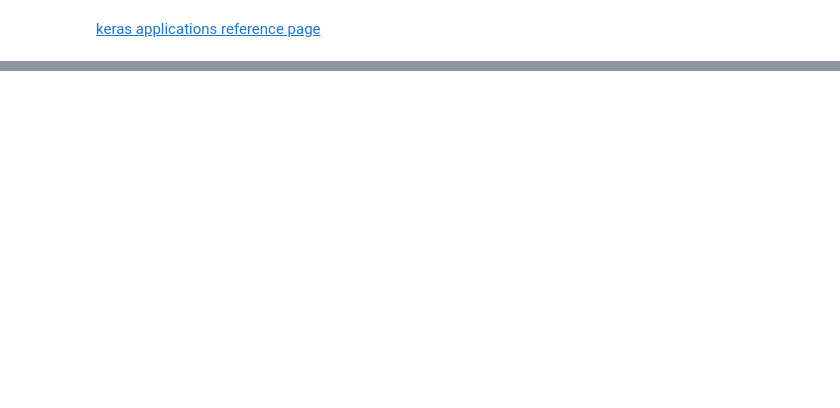
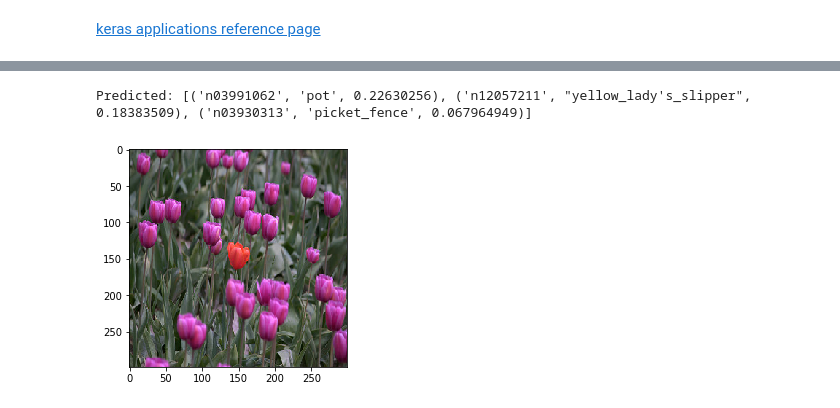
Before and after one commit to remi-ang/Udacity_MLND, a Jupyter notebook: capstone-project/Flowers Recognition.ipynb, the cells around one changed output, grey strips where cells are left out. Cells and saved outputs as stored; diff of their text form; code cells hidden in the pictures; blank space fills up the shorter version.

```diff
--- a/capstone-project/Flowers Recognition.ipynb
+++ b/capstone-project/Flowers Recognition.ipynb
@@ -172,0 +302,19 @@ array([[ 0.,  0.,  0.,  0.,  1.],
+# %%
+from keras.preprocessing.image import img_to_array
+from keras.preprocessing.image import load_img
+
+if "xception_model" not in locals():
+    xception_model = Xception(weights='imagenet',include_top=True, input_shape=(299,299,3))
+
+img = load_img(np.random.choice(flowers_files_test), target_size=(299, 299))
+
+plt.imshow(img)
+
+x = img_to_array(img)
+x = np.expand_dims(x, axis=0)
+x = xception.preprocess_input(x)
+preds = xception_model.predict(x)
+print('Predicted:', xception.decode_predictions(preds, top=3)[0])
+# %% [output]
+Predicted: [('n03991062', 'pot', 0.22630256), ('n12057211', "yellow_lady's_slipper", 0.18383509), ('n03930313', 'picket_fence', 0.067964949)]
+[figure, added]
```
Also changed, not shown: parts of 29 cells of this notebook, 2 other files.
